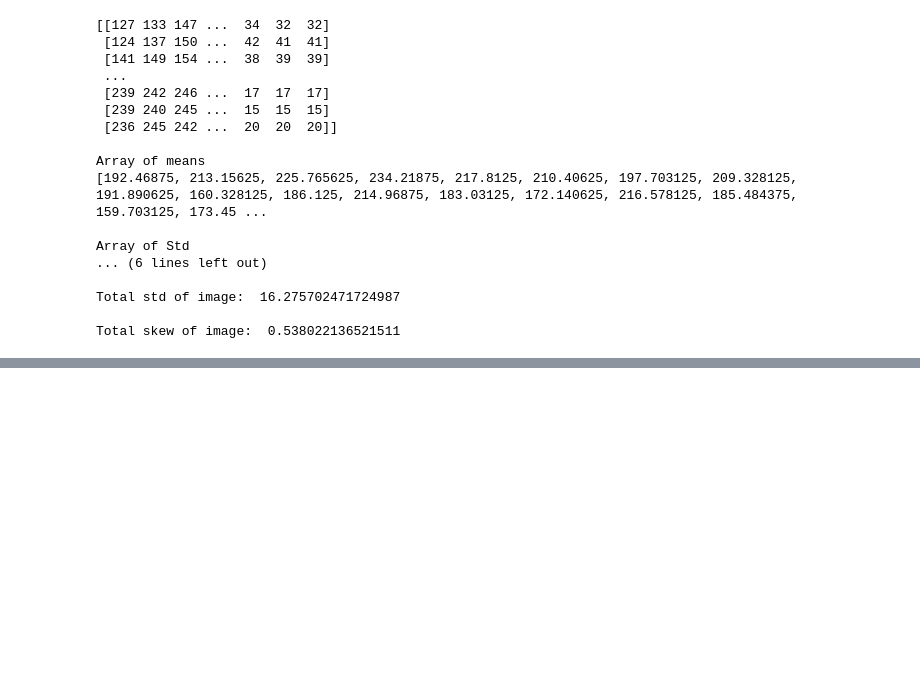
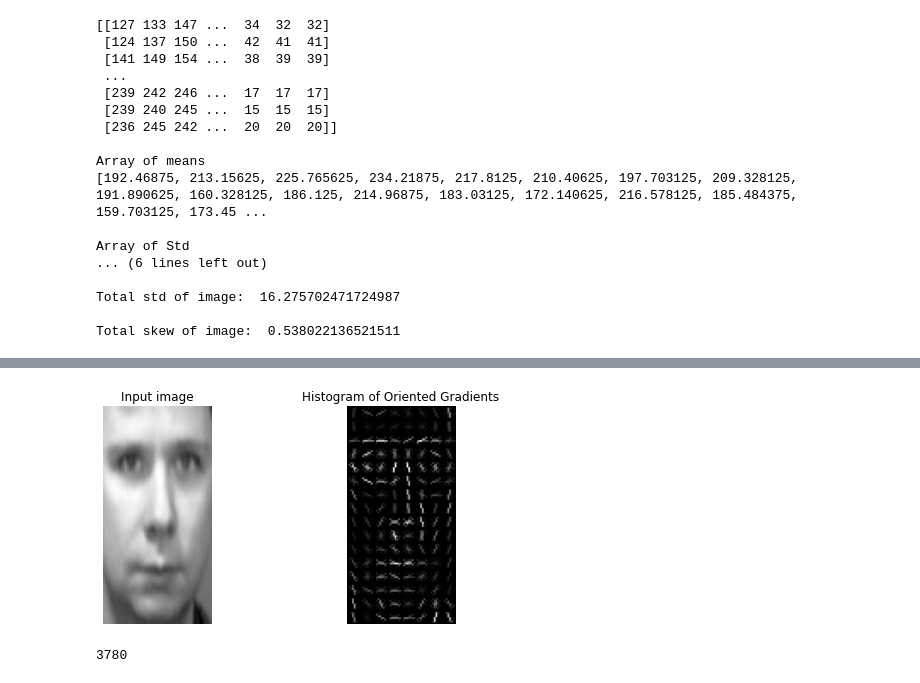
Before and after one commit to LivioScarpi/Progetto_DBM, a Jupyter notebook: task1.ipynb, the cells around one changed output, grey strips where cells are left out. Saved outputs shown, nothing was run; the diff lists cells and outputs as text; code cells hidden in the pictures; blank space fills up the shorter version.

```diff
--- a/task1.ipynb
+++ b/task1.ipynb
@@ -133,0 +160,25 @@ Total skew of image:  0.538022136521511
+# %%
+#creating hog features
+fd, hog_image = hog(resized_img, orientations=9, pixels_per_cell=(8, 8),
+                	cells_per_block=(2, 2), visualize=True)
+
+#fd è di lunghezz 3780
+
+fig, (ax1, ax2) = plt.subplots(1, 2, figsize=(8, 4), sharex=True, sharey=True)
+
+ax1.axis('off')
+ax1.imshow(resized_img, cmap=plt.cm.gray)
+ax1.set_title('Input image')
+
+# Rescale histogram for better display
+hog_image_rescaled = exposure.rescale_intensity(hog_image, in_range=(0, 10))
+
+ax2.axis('off')
+ax2.imshow(hog_image_rescaled, cmap=plt.cm.gray)
+ax2.set_title('Histogram of Oriented Gradients')
+plt.show()
+
+print(len(fd))
+# %% [output]
+[figure, added]
+3780
```
Also changed, not shown: parts of 3 cells of this notebook.
